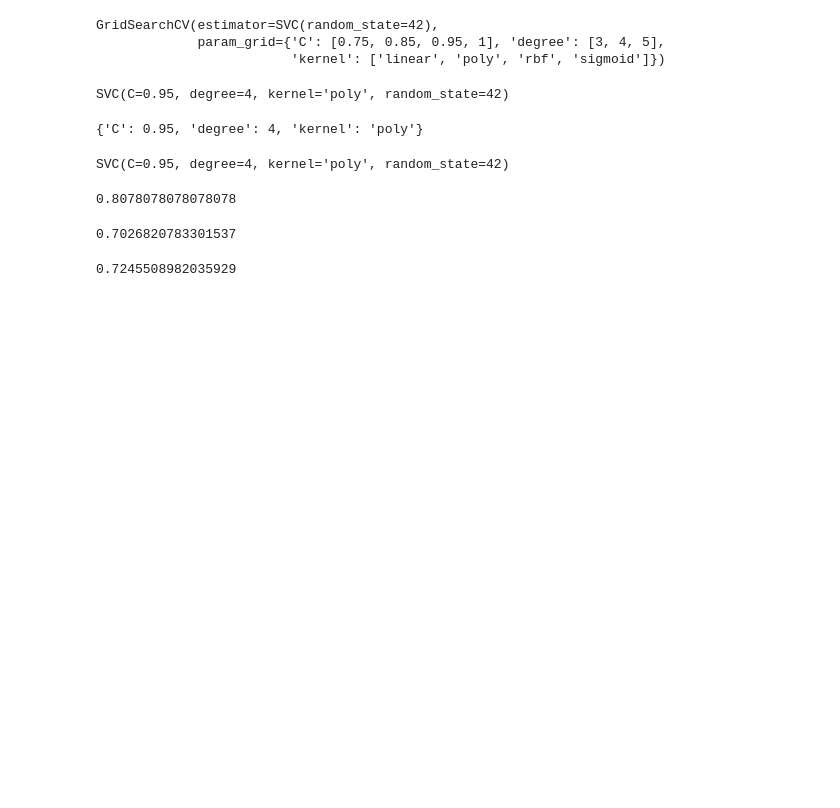
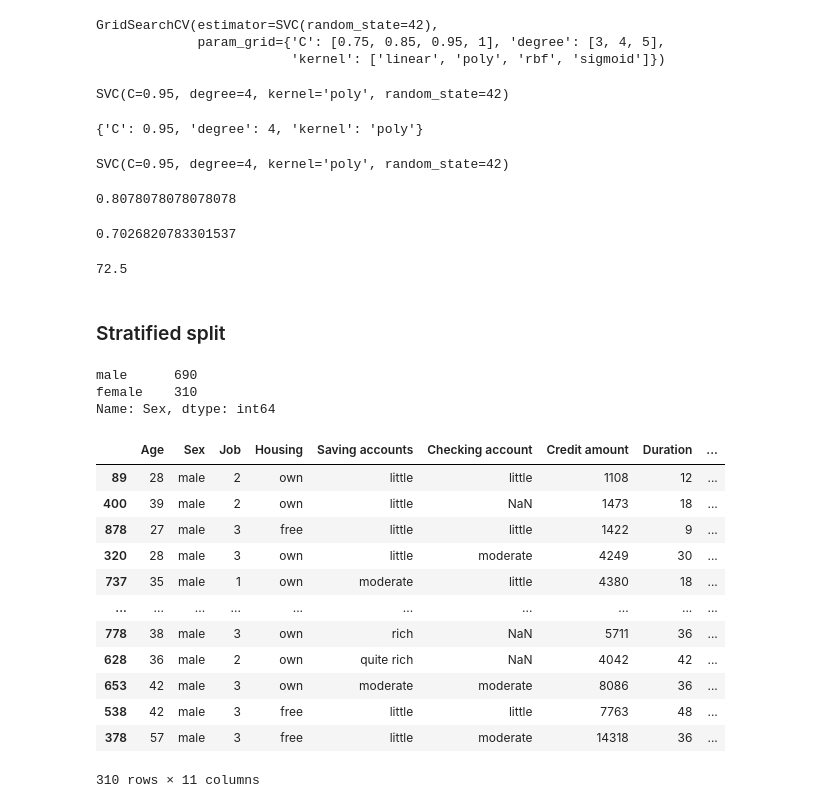
Before and after one commit to mattchap2/bias-in-ai, a Jupyter notebook: code-implementation.ipynb, the cells around one changed output. Cells and saved outputs as stored; diff of their text form; code cells hidden in the pictures; blank space fills up the shorter version.

```diff
--- a/code-implementation.ipynb
+++ b/code-implementation.ipynb
@@ -625,6 +636,36 @@ svc_clf.fit(X_train_scaled, y_train_scaled)
 y_pred = svc_clf.predict(X_test_scaled)
 
 # Accuracy score
-accuracy_score(y_test_scaled, y_pred)
+round(accuracy_score(y_test_scaled, y_pred) * 100, 1)
 # %% [output]
-0.7245508982035929
+72.5
+# %% [markdown]
+### Stratified split
+# %%
+# Feature Engineering (We cannot delete the missing values because we have too litle information)
+from sklearn.preprocessing import StandardScaler
+from sklearn.pipeline import Pipeline, FeatureUnion
+from sklearn.model_selection import train_test_split, cross_val_score, StratifiedShuffleSplit
+
+df["Sex"].value_counts()
+# %% [output]
+male      690
+female    310
+Name: Sex, dtype: int64
+# %%
+df_male_sample = df_male.sample(310)
+df_male_sample
+# %% [output]
+|  | Age | Sex | Job | Housing | Saving accounts | Checking account | Credit amount | Duration | ... |
+| 89 | 28 | male | 2 | own | little | little | 1108 | 12 | ... |
+| 400 | 39 | male | 2 | own | little | NaN | 1473 | 18 | ... |
+| 878 | 27 | male | 3 | free | little | little | 1422 | 9 | ... |
+| 320 | 28 | male | 3 | own | little | moderate | 4249 | 30 | ... |
+| 737 | 35 | male | 1 | own | moderate | little | 4380 | 18 | ... |
+| ... | ... | ... | ... | ... | ... | ... | ... | ... | ... |
+| 778 | 38 | male | 3 | own | rich | NaN | 5711 | 36 | ... |
+| 628 | 36 | male | 2 | own | quite rich | NaN | 4042 | 42 | ... |
+| 653 | 42 | male | 3 | own | moderate | moderate | 8086 | 36 | ... |
+| 538 | 42 | male | 3 | free | little | little | 7763 | 48 | ... |
+| 378 | 57 | male | 3 | free | little | moderate | 14318 | 36 | ... |
+310 rows × 11 columns
```
Also changed, not shown: parts of 22 cells of this notebook.
